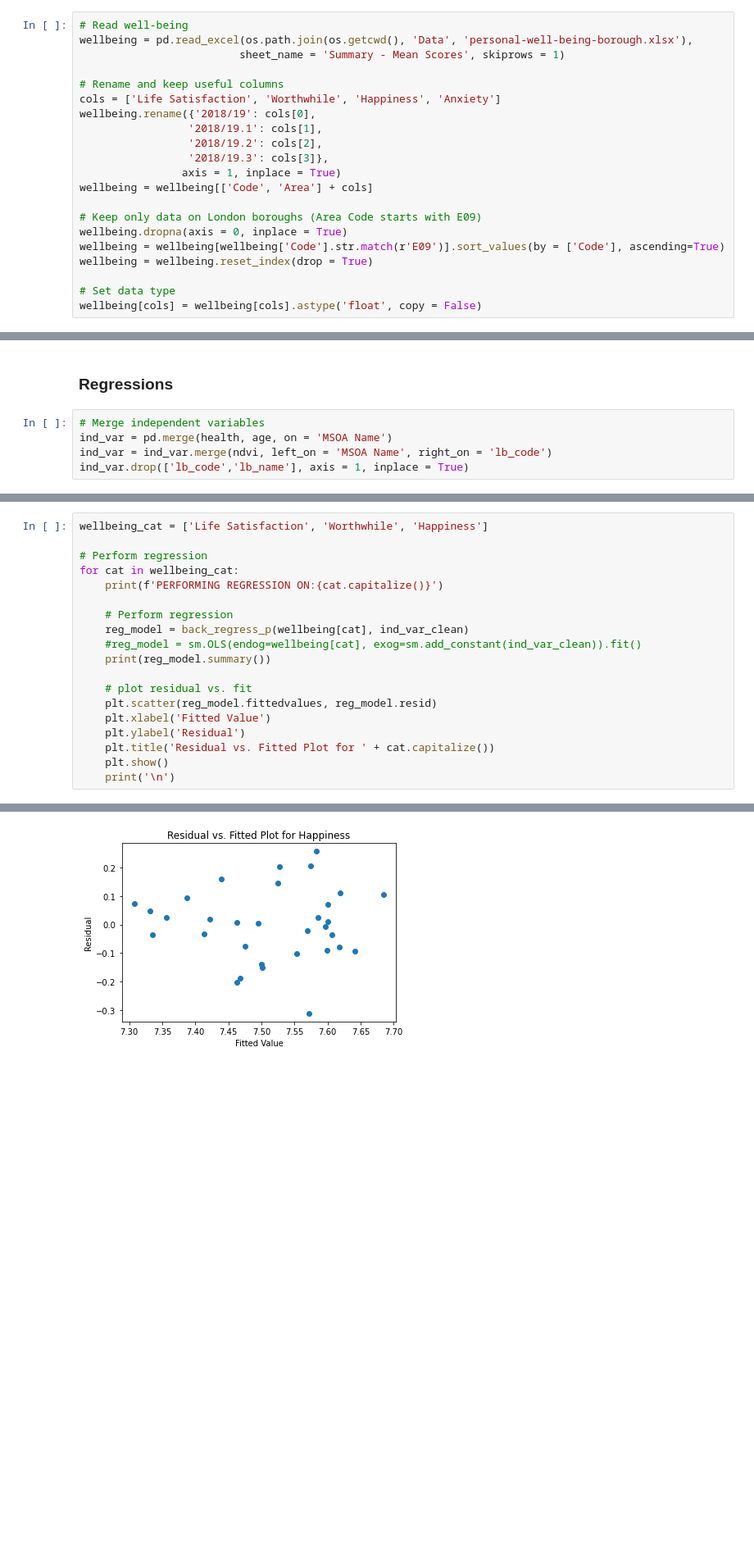
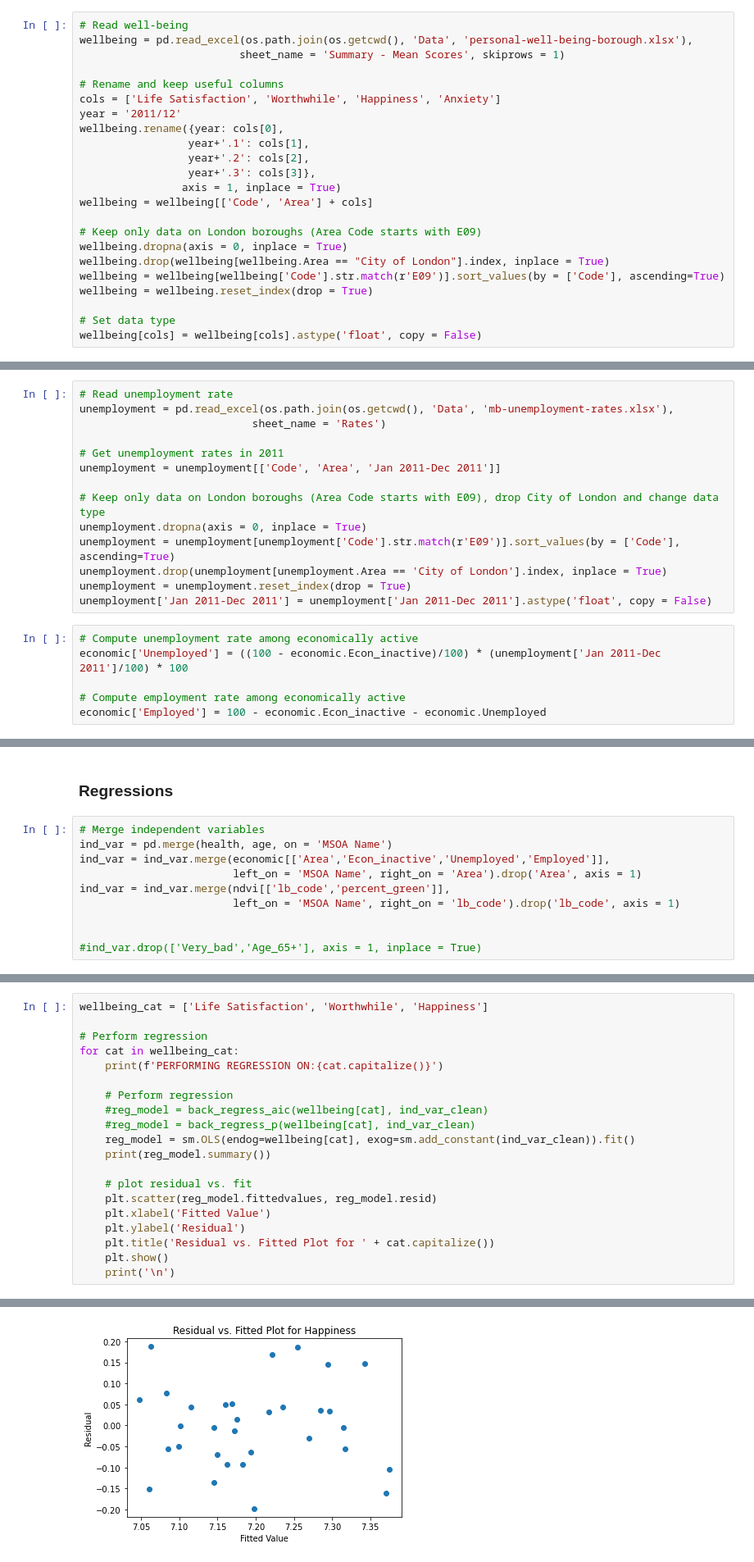
Before and after one commit to ngliangwei15/CASA0007-CW3, a Jupyter notebook: EDA.ipynb, the cells around one changed output, grey strips where cells are left out. Shown at 82% size. Cells and saved outputs as stored; diff of their text form; blank space fills up the shorter version.

Commit message:
Completed all regressions

```diff
--- a/EDA.ipynb
+++ b/EDA.ipynb
@@ -22,15 +27,17 @@ wellbeing = pd.read_excel(os.path.join(os.getcwd(), 'Data', 'personal-well-being
 
 # Rename and keep useful columns
 cols = ['Life Satisfaction', 'Worthwhile', 'Happiness', 'Anxiety']
-wellbeing.rename({'2018/19': cols[0],
-                 '2018/19.1': cols[1],
-                 '2018/19.2': cols[2],
-                 '2018/19.3': cols[3]},
+year = '2011/12'
+wellbeing.rename({year: cols[0],
+                 year+'.1': cols[1],
+                 year+'.2': cols[2],
+                 year+'.3': cols[3]},
                 axis = 1, inplace = True)
 wellbeing = wellbeing[['Code', 'Area'] + cols]
 
 # Keep only data on London boroughs (Area Code starts with E09)
 wellbeing.dropna(axis = 0, inplace = True)
+wellbeing.drop(wellbeing[wellbeing.Area == "City of London"].index, inplace = True)
 wellbeing = wellbeing[wellbeing['Code'].str.match(r'E09')].sort_values(by = ['Code'], ascending=True)
 wellbeing = wellbeing.reset_index(drop = True)
 
@@ -162,0 +259,20 @@ plt1 = age.boxplot(['Age_0-15', 'Age_15-29', 'Age_30-44', 'Age_45-64', 'Age_65+'
+# %%
+# Read unemployment rate
+unemployment = pd.read_excel(os.path.join(os.getcwd(), 'Data', 'mb-unemployment-rates.xlsx'),
+                           sheet_name = 'Rates')
+
+# Get unemployment rates in 2011
+unemployment = unemployment[['Code', 'Area', 'Jan 2011-Dec 2011']]
+
+# Keep only data on London boroughs (Area Code starts with E09), drop City of London and change data type
+unemployment.dropna(axis = 0, inplace = True)
+unemployment = unemployment[unemployment['Code'].str.match(r'E09')].sort_values(by = ['Code'], ascending=True)
+unemployment.drop(unemployment[unemployment.Area == 'City of London'].index, inplace = True)
+unemployment = unemployment.reset_index(drop = True)
+unemployment['Jan 2011-Dec 2011'] = unemployment['Jan 2011-Dec 2011'].astype('float', copy = False)
+# %%
+# Compute unemployment rate among economically active
+economic['Unemployed'] = ((100 - economic.Econ_inactive)/100) * (unemployment['Jan 2011-Dec 2011']/100) * 100
+
+# Compute employment rate among economically active
+economic['Employed'] = 100 - economic.Econ_inactive - economic.Unemployed
@@ -165,5 +301,10 @@ plt1 = age.boxplot(['Age_0-15', 'Age_15-29', 'Age_30-44', 'Age_45-64', 'Age_65+'
 # %%
 # Merge independent variables
 ind_var = pd.merge(health, age, on = 'MSOA Name')
-ind_var = ind_var.merge(ndvi, left_on = 'MSOA Name', right_on = 'lb_code')
-ind_var.drop(['lb_code','lb_name'], axis = 1, inplace = True)
+ind_var = ind_var.merge(economic[['Area','Econ_inactive','Unemployed','Employed']],
+                        left_on = 'MSOA Name', right_on = 'Area').drop('Area', axis = 1)
+ind_var = ind_var.merge(ndvi[['lb_code','percent_green']],
+                        left_on = 'MSOA Name', right_on = 'lb_code').drop('lb_code', axis = 1)
+
+
+#ind_var.drop(['Very_bad','Age_65+'], axis = 1, inplace = True)
@@ -269,8 +493,9 @@ for cat in wellbeing_cat:
     print(f'PERFORMING REGRESSION ON:{cat.capitalize()}')
 
     # Perform regression
-    reg_model = back_regress_p(wellbeing[cat], ind_var_clean)
-    #reg_model = sm.OLS(endog=wellbeing[cat], exog=sm.add_constant(ind_var_clean)).fit()
+    #reg_model = back_regress_aic(wellbeing[cat], ind_var_clean)
+    #reg_model = back_regress_p(wellbeing[cat], ind_var_clean)
+    reg_model = sm.OLS(endog=wellbeing[cat], exog=sm.add_constant(ind_var_clean)).fit()
     print(reg_model.summary())
 
     # plot residual vs. fit
@@ -336,2 +561,2 @@ Notes:
 strong multicollinearity or other numerical problems.
-[figure, old version]
+[figure, new version]
```
Also changed, not shown: parts of 51 cells of this notebook.
